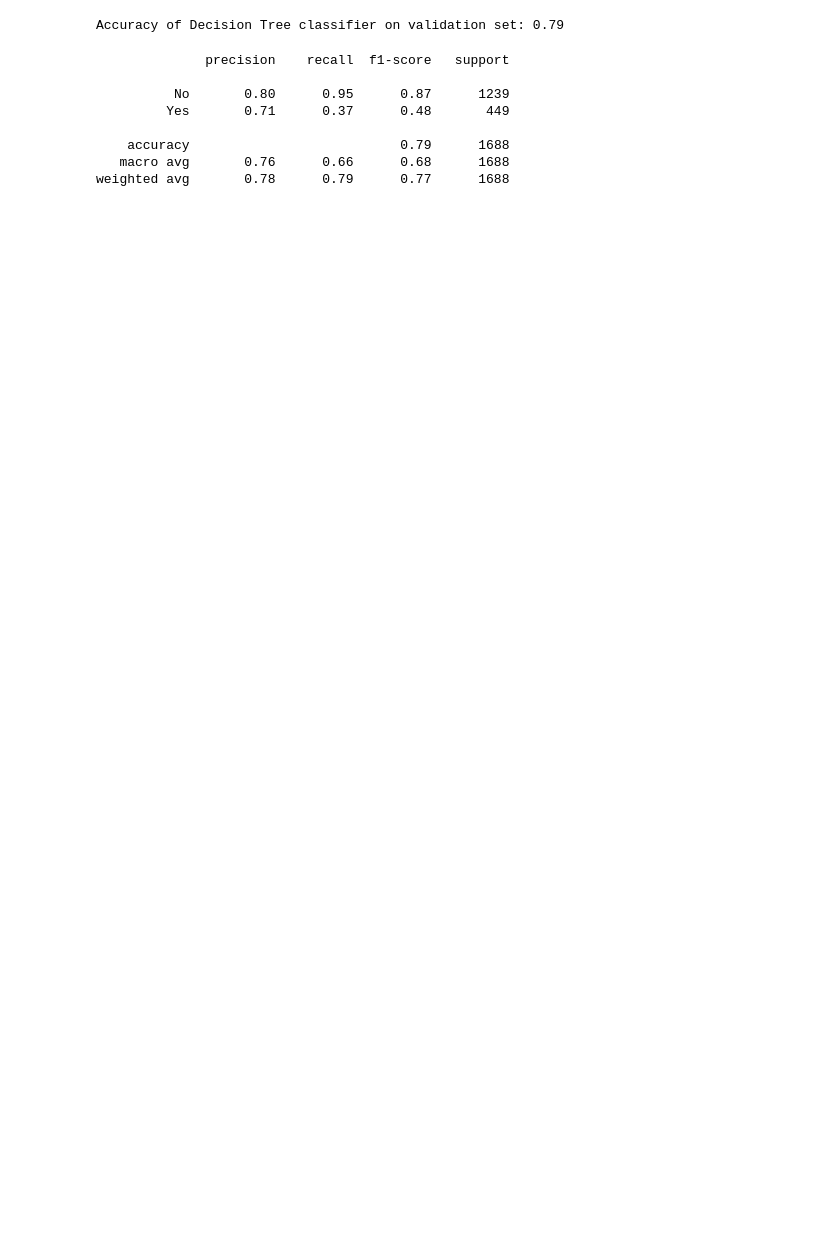
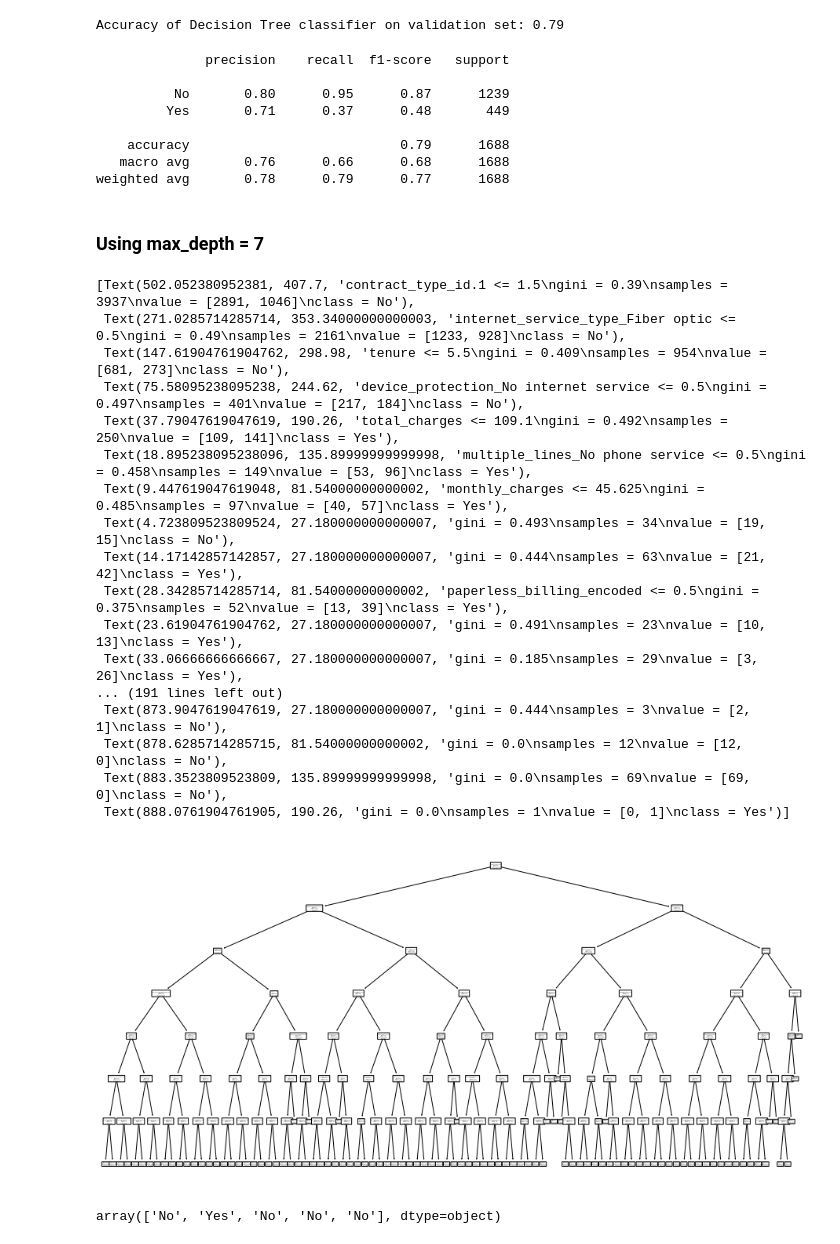
Before and after one commit to Miller-Ryan-1/classification-exercises, a Jupyter notebook: model.ipynb, the cells around one changed output. Cells and saved outputs as stored; diff of their text form; code cells hidden in the pictures; blank space fills up the shorter version.

Commit message:
Updated with Tree Depth analysis

```diff
--- a/model.ipynb
+++ b/model.ipynb
@@ -283,3 +283,35 @@ print(classification_report(y_validate, y_pred))
     accuracy                           0.79      1688
    macro avg       0.76      0.66      0.68      1688
 weighted avg       0.78      0.79      0.77      1688
+# %% [markdown]
+### Using max_depth = 7
+# %%
+clf = DecisionTreeClassifier(max_depth = 7, random_state=123)
+clf = clf.fit(X_train, y_train)
+# %%
+plt.figure(figsize=(16, 8))
+plot_tree(clf, feature_names=X_train.columns, class_names=clf.classes_.astype(str), rounded=True)
+# %% [output]
+[Text(502.052380952381, 407.7, 'contract_type_id.1 <= 1.5\ngini = 0.39\nsamples = 3937\nvalue = [2891, 1046]\nclass = No'),
+ Text(271.0285714285714, 353.34000000000003, 'internet_service_type_Fiber optic <= 0.5\ngini = 0.49\nsamples = 2161\nvalue = [1233, 928]\nclass = No'),
+ Text(147.61904761904762, 298.98, 'tenure <= 5.5\ngini = 0.409\nsamples = 954\nvalue = [681, 273]\nclass = No'),
+ Text(75.58095238095238, 244.62, 'device_protection_No internet service <= 0.5\ngini = 0.497\nsamples = 401\nvalue = [217, 184]\nclass = No'),
+ Text(37.79047619047619, 190.26, 'total_charges <= 109.1\ngini = 0.492\nsamples = 250\nvalue = [109, 141]\nclass = Yes'),
+ Text(18.895238095238096, 135.89999999999998, 'multiple_lines_No phone service <= 0.5\ngini = 0.458\nsamples = 149\nvalue = [53, 96]\nclass = Yes'),
+ Text(9.447619047619048, 81.54000000000002, 'monthly_charges <= 45.625\ngini = 0.485\nsamples = 97\nvalue = [40, 57]\nclass = Yes'),
+ Text(4.723809523809524, 27.180000000000007, 'gini = 0.493\nsamples = 34\nvalue = [19, 15]\nclass = No'),
+ Text(14.17142857142857, 27.180000000000007, 'gini = 0.444\nsamples = 63\nvalue = [21, 42]\nclass = Yes'),
+ Text(28.34285714285714, 81.54000000000002, 'paperless_billing_encoded <= 0.5\ngini = 0.375\nsamples = 52\nvalue = [13, 39]\nclass = Yes'),
+ Text(23.61904761904762, 27.180000000000007, 'gini = 0.491\nsamples = 23\nvalue = [10, 13]\nclass = Yes'),
+ Text(33.06666666666667, 27.180000000000007, 'gini = 0.185\nsamples = 29\nvalue = [3, 26]\nclass = Yes'),
+... (191 lines left out)
+ Text(873.9047619047619, 27.180000000000007, 'gini = 0.444\nsamples = 3\nvalue = [2, 1]\nclass = No'),
+ Text(878.6285714285715, 81.54000000000002, 'gini = 0.0\nsamples = 12\nvalue = [12, 0]\nclass = No'),
+ Text(883.3523809523809, 135.89999999999998, 'gini = 0.0\nsamples = 69\nvalue = [69, 0]\nclass = No'),
+ Text(888.0761904761905, 190.26, 'gini = 0.0\nsamples = 1\nvalue = [0, 1]\nclass = Yes')]
+[figure, added]
+# %%
+y_pred = clf.predict(X_train)
+y_pred[0:5]
+# %% [output]
+array(['No', 'Yes', 'No', 'No', 'No'], dtype=object)
```
Also changed, not shown: parts of 30 cells of this notebook.
